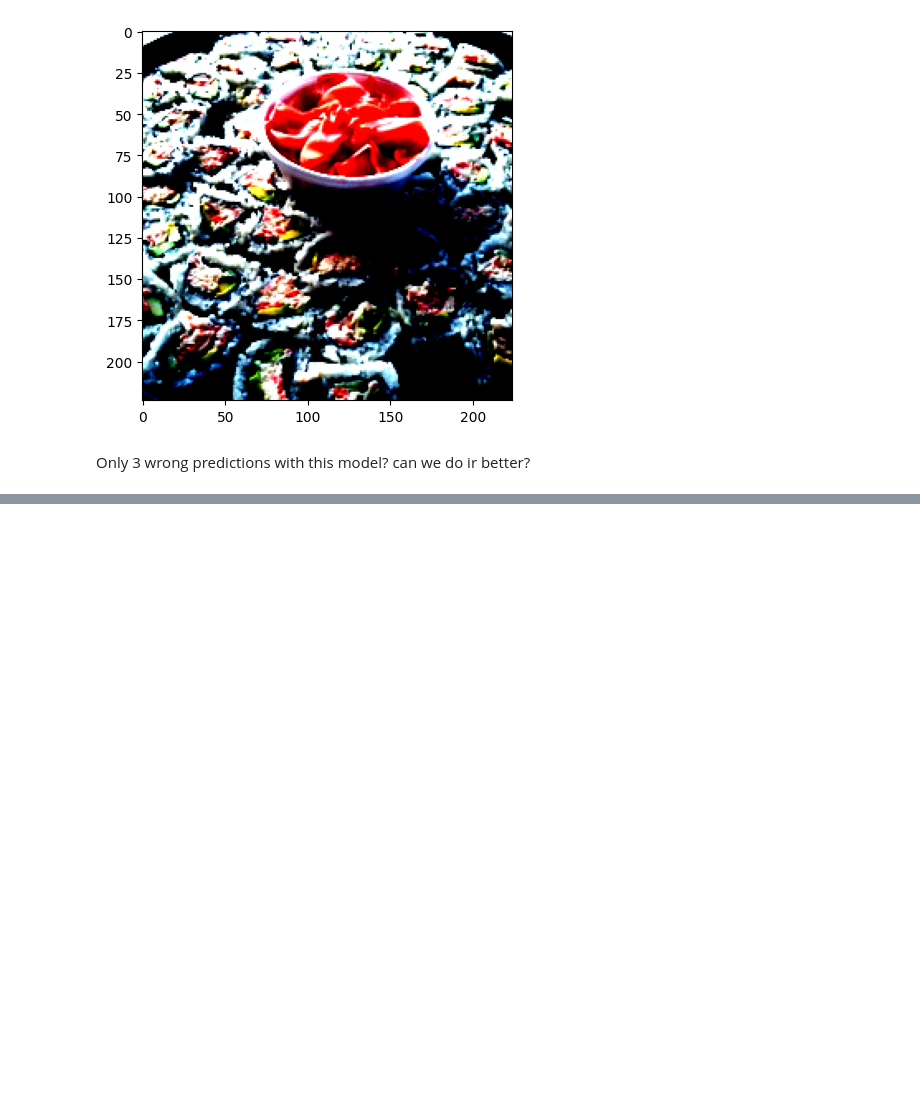
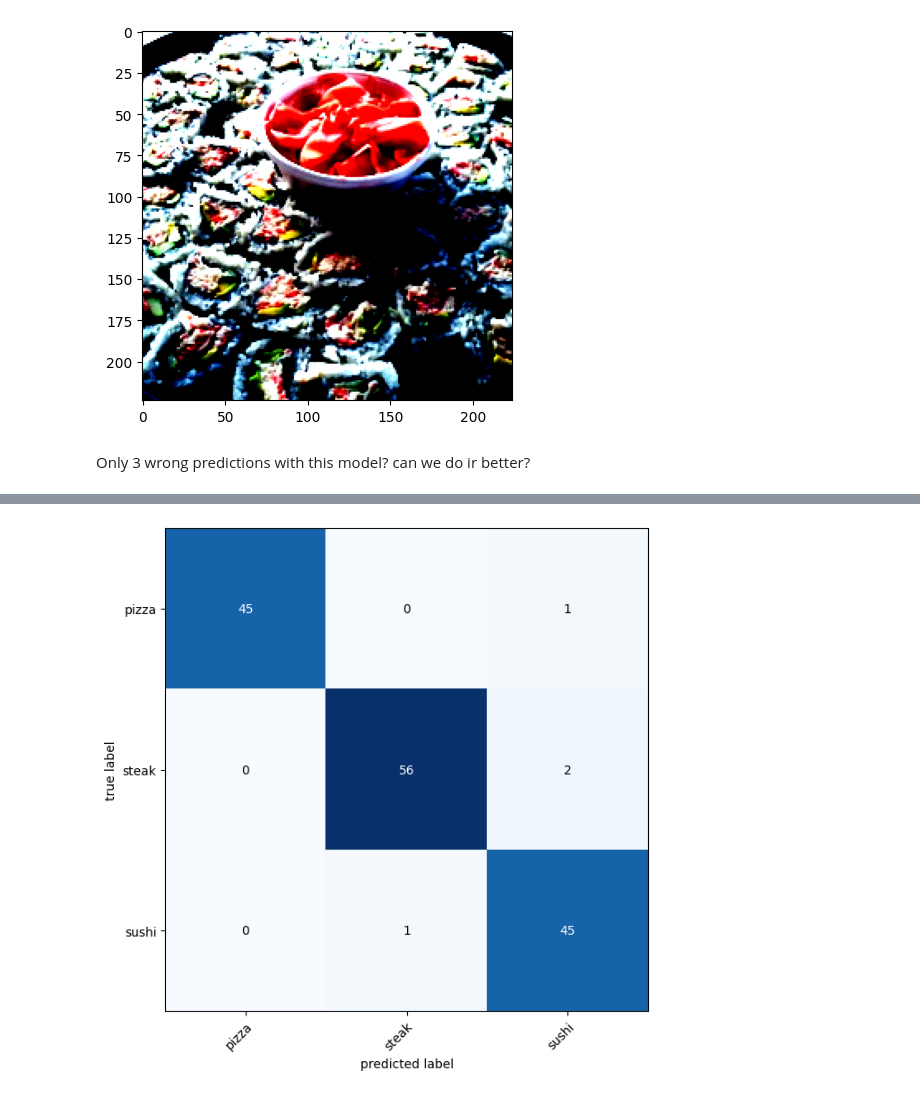
Before and after one commit to Astolfo2332/dpl_notes, a Jupyter notebook: Pytorch/Pre_trained_models.ipynb, the cells around one changed output, grey strips where cells are left out. Drawn from its saved outputs; the diff is of its cells as text; code cells hidden in the pictures; blank space fills up the shorter version.

```diff
--- a/Pytorch/Pre_trained_models.ipynb
+++ b/Pytorch/Pre_trained_models.ipynb
@@ -433,0 +612,28 @@ Only 3 wrong predictions with this model? can we do ir better?
+# %%
+with torch.inference_mode():
+    y_true = []
+    y_logits_list = []
+    samples = []
+    for _, (x, y) in enumerate(test_dataloader):
+        samples.append(x)
+        y_true.append(y.to(device))
+        y_logits = model(x.to(device))
+        y_logits_list.append(y_logits)
+
+y_true = torch.cat(y_true)
+y_logits_list = torch.cat(y_logits_list)
+samples = torch.cat(samples)
+y_pred_list = torch.softmax(y_logits_list, 1).argmax(1)
+
+confmat = ConfusionMatrix(num_classes=len(class_names), task='multiclass')
+confmat_tensor = confmat(preds=y_pred_list.to("cpu"),
+                         target=y_true.to("cpu"))
+
+# 3. Plot the confusion matrix
+fig, ax = plot_confusion_matrix(
+    conf_mat=confmat_tensor.numpy(), # matplotlib likes working with NumPy
+    class_names=class_names, # turn the row and column labels into class names
+    figsize=(10, 7)
+);
+# %% [output]
+[figure, added]
```
Also changed, not shown: parts of 24 cells of this notebook.
